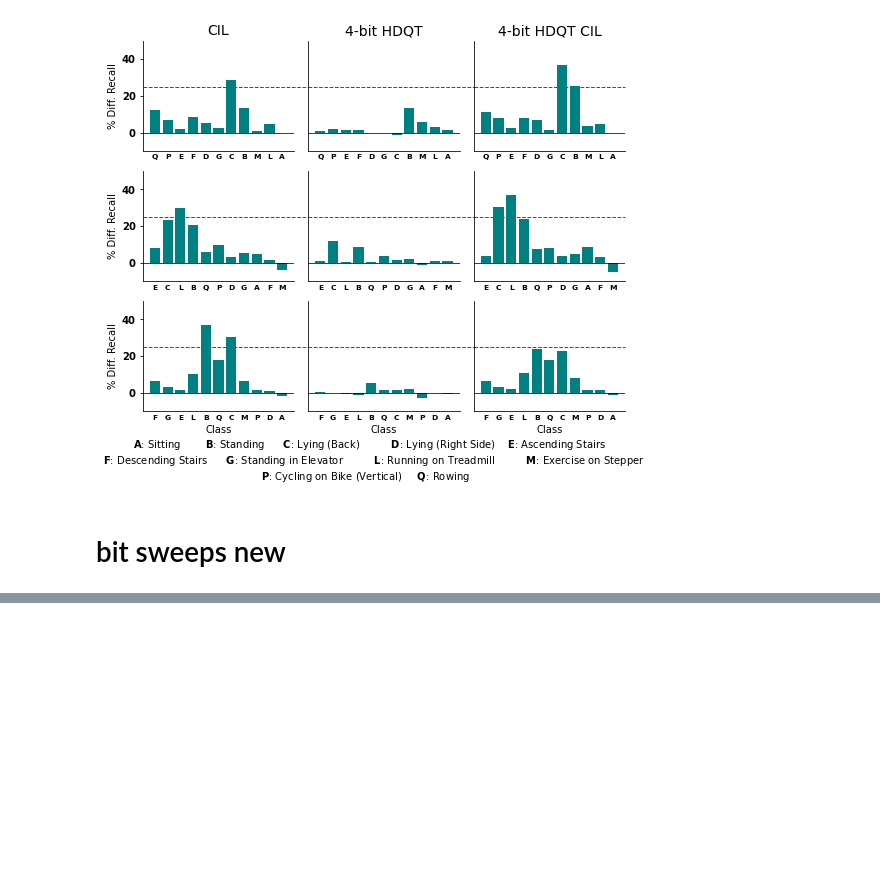
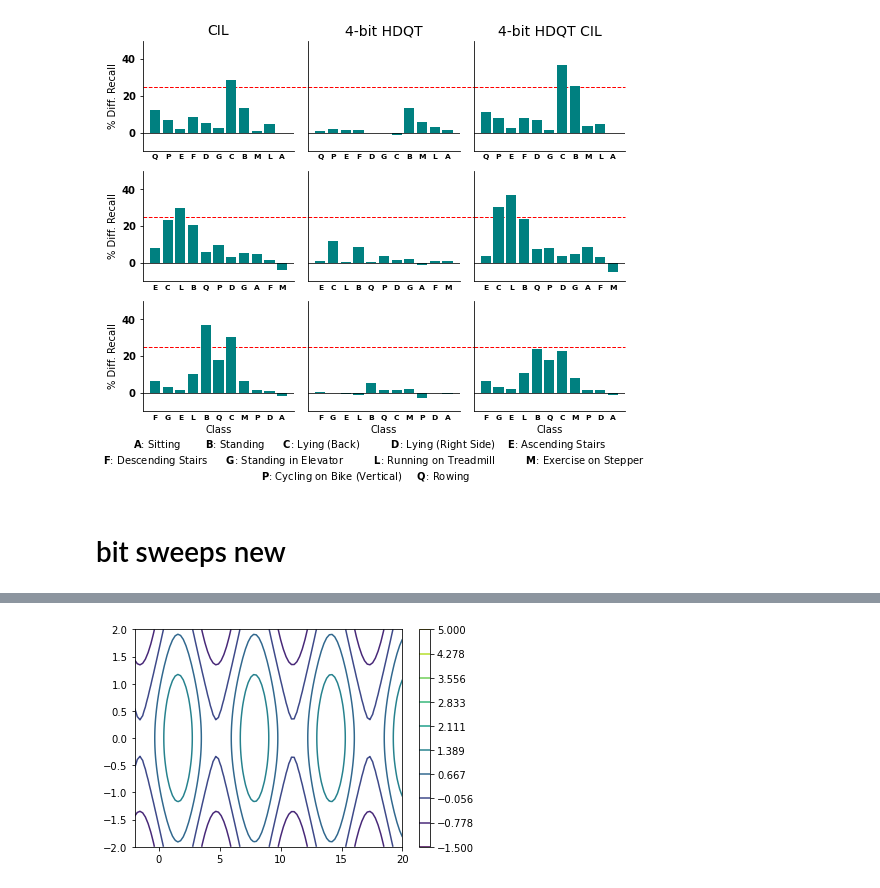
Before and after one commit to Intelligent-Microsystems-Lab/QuantizedCIL, a Jupyter notebook: figures/plotting.ipynb, the cells around one changed output, grey strips where cells are left out. Cells and saved outputs as stored; diff of their text form; code cells hidden in the pictures; blank space fills up the shorter version.

```diff
--- a/figures/plotting.ipynb
+++ b/figures/plotting.ipynb
@@ -2405,0 +2876,23 @@ AttributeError: 'numpy.ndarray' object has no attribute 'set_xlabel'
+# %%
+import matplotlib.pyplot as plt
+import numpy as np
+
+# Generate some example data
+x = np.linspace(-2, 20, 100)
+y = np.linspace(-2, 2, 100)
+X, Y = np.meshgrid(x, y)
+Z = np.sin(X) + np.cos(Y)
+
+# Specify the contour levels
+levels = np.linspace(-1.5, 5, 10)
+
+# Create a contour plot
+fig, ax = plt.subplots()
+contour = ax.contour(X, Y, Z, inline=True, levels=levels)
+
+# Add a colorbar
+plt.colorbar(contour)
+
+plt.show()
+# %% [output]
+[figure, added]
```
Also changed, not shown: parts of 14 cells of this notebook, 2 other files.
